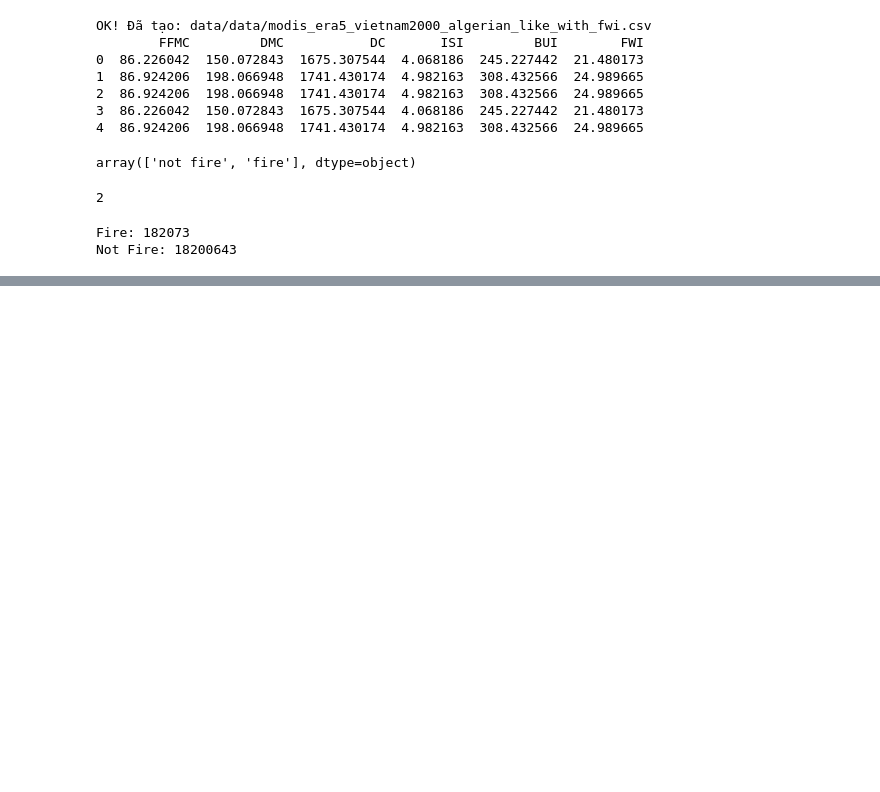
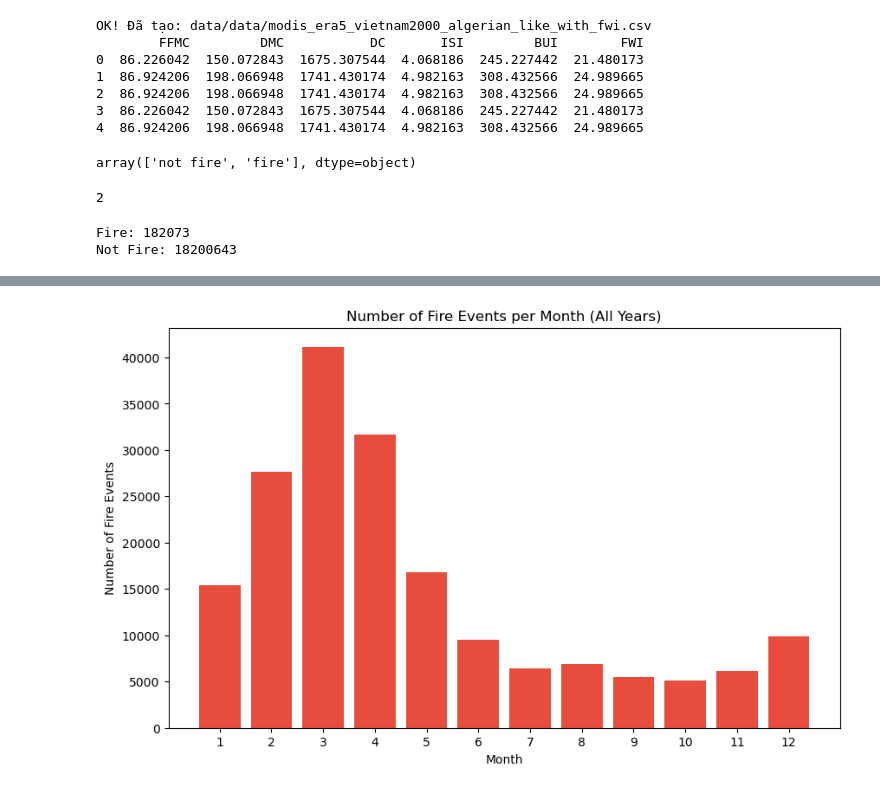
Before and after one commit to Buicongbang04/Forest_Fire_Detection, a Jupyter notebook: example_dataset.ipynb, the cells around one changed output, grey strips where cells are left out. Cells and saved outputs as stored; diff of their text form; code cells hidden in the pictures; blank space fills up the shorter version.

```diff
--- a/example_dataset.ipynb
+++ b/example_dataset.ipynb
@@ -648,0 +728,13 @@ Not Fire: 18200643
+# %%
+# Đếm số lượng vụ cháy theo từng tháng trên toàn bộ dữ liệu
+fire_counts_by_month = df[df["Classes"] == "fire"]["month"].value_counts().sort_index()
+
+plt.figure(figsize=(10, 6))
+plt.bar(fire_counts_by_month.index, fire_counts_by_month.values, color=colors[0])
+plt.xlabel("Month")
+plt.ylabel("Number of Fire Events")
+plt.title("Number of Fire Events per Month (All Years)")
+plt.xticks(range(1, 13))
+plt.show()
+# %% [output]
+[figure, added]
```
Also changed, not shown: parts of 5 cells of this notebook, 1 other file.
